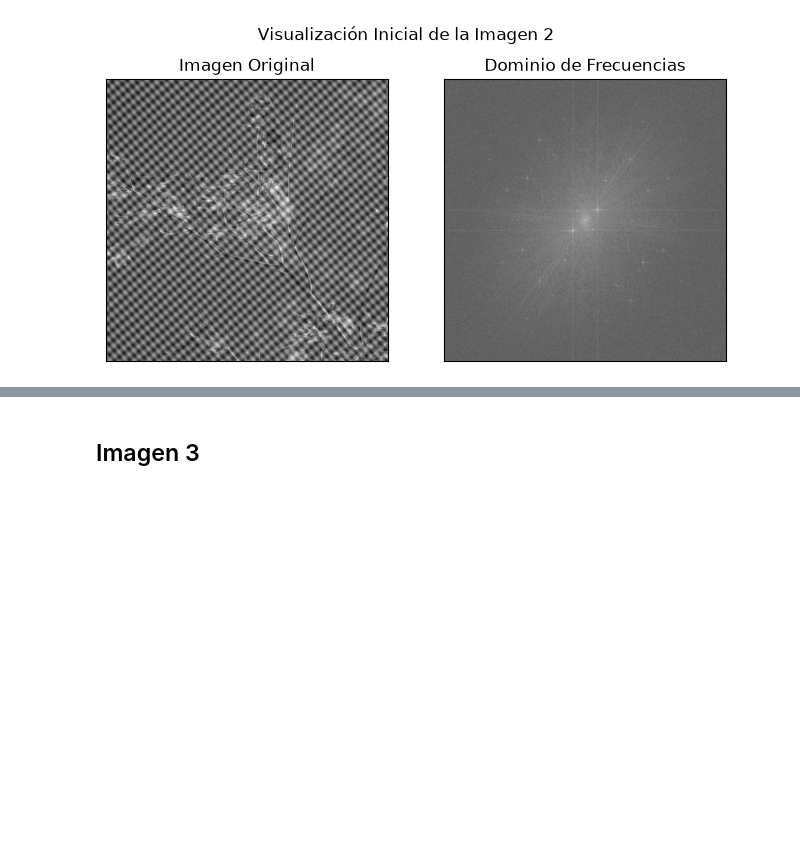
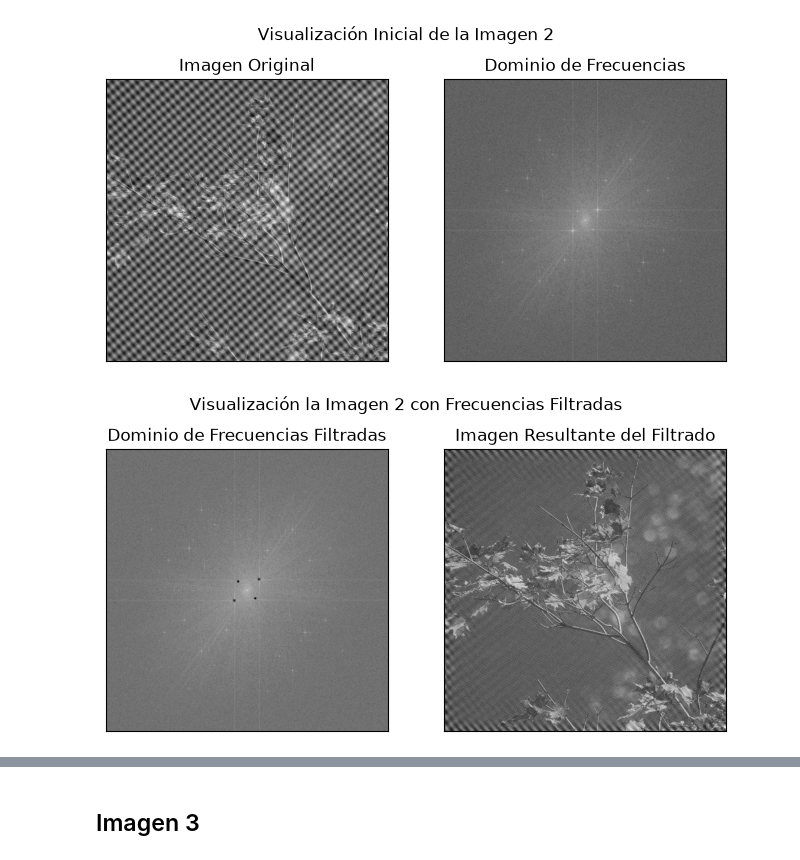
Before and after one commit to alexisuaguilaru/ProcDigImg, a Jupyter notebook: Proy04/proyecto.ipynb, the cells around one changed output, grey strips where cells are left out. Saved outputs shown, nothing was run; the diff lists cells and outputs as text; code cells hidden in the pictures; blank space fills up the shorter version.

```diff
--- a/Proy04/proyecto.ipynb
+++ b/Proy04/proyecto.ipynb
@@ -303,3 +320,14 @@ fft_2 = ffts[idx]
 initial_description(img_2, fft_2, name_2);
 # %% [output]
 [figure]
+# %%
+fig, filtered_img_2 = apply_frequencies_filter(
+    fft_2,
+    name_2,
+    [
+        ((24, 24), 0.001, 3),
+        ((35, -30), 0.0013, 2),
+    ]
+);
+# %% [output]
+[figure, added]
```
Also changed, not shown: parts of 10 cells of this notebook, 9 other files.
